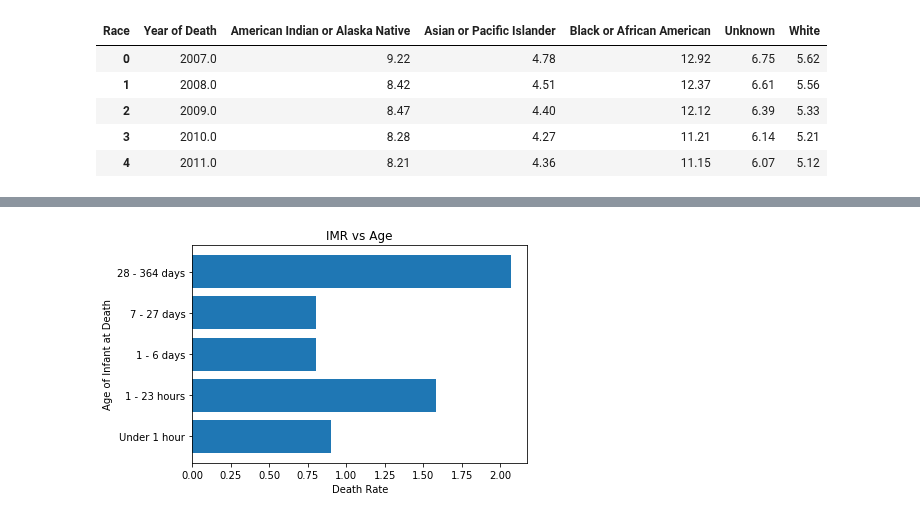
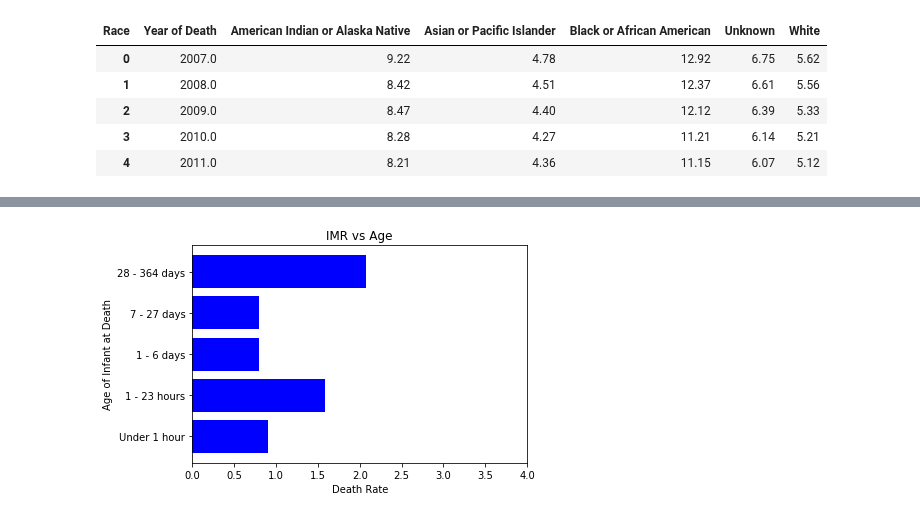
Before and after one commit to jasminajovanovic/IMR, a Jupyter notebook: IMR.ipynb, the cells around one changed output, grey strips where cells are left out. Cells and saved outputs as stored; diff of their text form; code cells hidden in the pictures.

```diff
--- a/IMR.ipynb
+++ b/IMR.ipynb
@@ -186,7 +112,23 @@ dfImrByAgeByCause.sort_values(by='Death Rate', ascending=False).head(30)
 # %%
+# Death Rate by age
+dfImrByAgeByCause = pd.read_csv("./IMR by age by cause, 2007-2016.txt", sep='\t')
+
+# Convert NaN to Unknown for the age of infant
 dfImrByAgeByCause['Age of Infant at Death'] = ["Unknown" if age is np.nan else age for age in dfImrByAgeByCause['Age of Infant at Death']]
-# dfImrByAgeByCause.dropna(subset=['Age of Infant at Death'], inplace=True)
+
+# Remove rows with Unreliable in Death Rate column (fewer than 20 reported cases)
 dfImrByAgeByCause = dfImrByAgeByCause.loc[dfImrByAgeByCause['Death Rate'].map(lambda x: 'Unreliable' not in str(x))]
-#convert death rate to float
+
+# Convert Death Rate to float
 dfImrByAgeByCause['Death Rate'] = dfImrByAgeByCause['Death Rate'].map(lambda x: float(x))
-# dfImrByAgeByCause.sort_values(by=['Death Rate'], ascending = False).head(20)
+
+# Save totals in new df
+dfTotalsbyAgebyCause = dfImrByAgeByCause.loc[(dfImrByAgeByCause['Notes']=='Total') & (dfImrByAgeByCause['Age of Infant at Death']!= 'Unknown')]
+
+# Remove Totals and summary rows
+dfImrByAgeByCause = dfImrByAgeByCause[(dfImrByAgeByCause['Notes']!="Total")& (dfImrByAgeByCause["Death Rate"].notnull())]
+
+# Sort descending by Death Rate
+dfImrByAgeByCause.sort_values(by='Death Rate', ascending=False, inplace=True)
+
+dfImrByAgeByCause.head()
@@ -193,20 +142,13 @@ dfImrByAgeByCause['Death Rate'] = dfImrByAgeByCause['Death Rate'].map(lambda x:
-# %%
-dfTotalsbyAgebyCause = dfImrByAgeByCause.loc[(dfImrByAgeByCause['Notes']=='Total') & (dfImrByAgeByCause['Age of Infant at Death'].notnull()) ]
-# %%
-# dfTotalsbyAgebyCause['Death Rate']
-dfTotalsbyAgebyCause['Death Rate'] = [float(rate) for rate in dfTotalsbyAgebyCause['Death Rate']]
 # %%
-plt.barh(dfTotalsbyAgebyCause['Age of Infant at Death'], width=dfTotalsbyAgebyCause['Death Rate'])
-# plt.barh(temp['Age of Infant at Death'], width=temp['Death Rate'])
-# plt.yticks(dfTotalsbyAgebyCause['Age of Infant at Death'], dfTotalsbyAgebyCause['Age of Infant at Death'], rotation="vertical")
-# plt.tight_layout
-# plt.xlim(0, 5)
+rects = plt.barh(dfTotalsbyAgebyCause['Age of Infant at Death'], width=dfTotalsbyAgebyCause['Death Rate'], color='blue')
 plt.title("IMR vs Age")
 plt.ylabel("Age of Infant at Death")
 plt.xlabel("Death Rate")
+plt.xlim(0, 4)
+plt.savefig("IMR vs age.png")
 plt.show()
 # %% [output]
-[figure, old version]
+[figure, new version]
 # %%
 # removes rows that show total
 dfImrByAgeByCause = dfImrByAgeByCause.loc[(dfImrByAgeByCause['Notes'] != 'Total')].sort_values(by=['Death Rate'], ascending=False).head(20)
```
Also changed, not shown: parts of 33 cells of this notebook, 7 other files.
